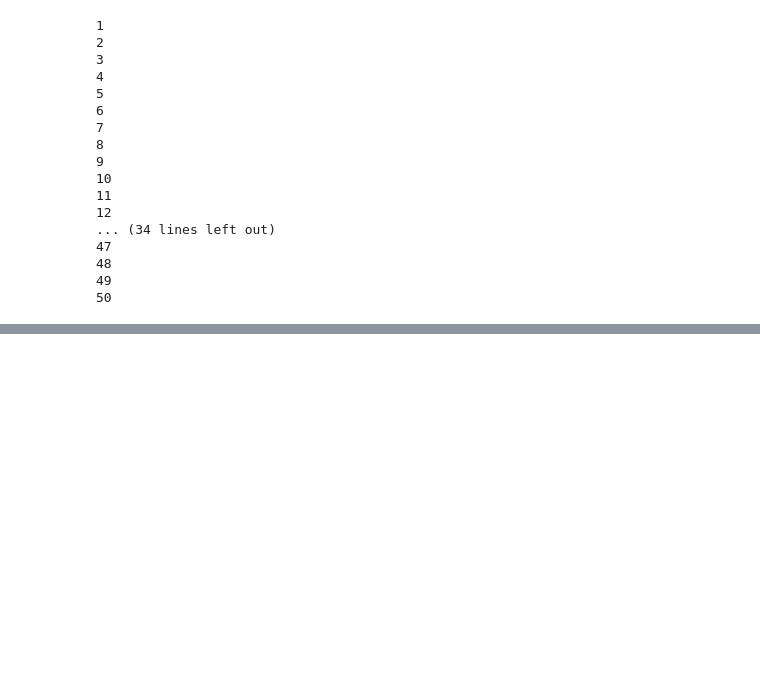
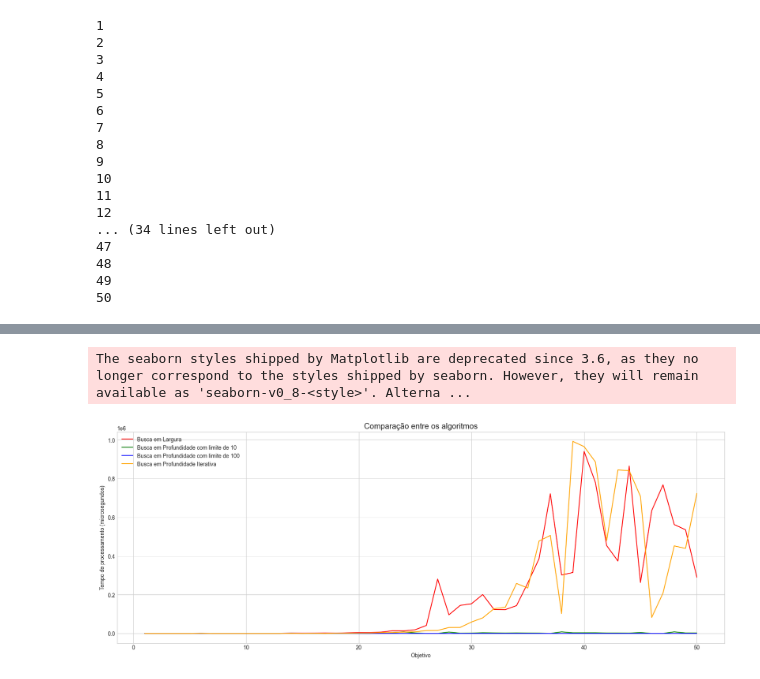
Before and after one commit to Insper/ai_gym, a Jupyter notebook: final.ipynb, the cells around one changed output, grey strips where cells are left out. Cells and saved outputs as stored; diff of their text form; code cells hidden in the pictures; blank space fills up the shorter version.

```diff
--- a/final.ipynb
+++ b/final.ipynb
@@ -273,0 +348,19 @@ df_largura
+# %%
+# plot combinado
+
+df_profundidade_iterativa = pd.read_csv('dados_profundidade_iterativa.csv')
+
+plt.figure(figsize=(20, 7))
+plt.style.use('seaborn-whitegrid')
+plt.plot(df_largura['Objetivo'], df_largura['Tempo de processamento'], label='Busca em Largura', color='red')
+plt.plot(df_profundidade_10['Objetivo'], df_profundidade_10['Tempo de processamento'], label='Busca em Profundidade com limite de 10', color='green')
+plt.plot(df_profundidade_100['Objetivo'], df_profundidade_100['Tempo de processamento'], label='Busca em Profundidade com limite de 100', color='blue')
+plt.plot(df_profundidade_iterativa['Objetivo'], df_profundidade_iterativa['Tempo de processamento'], label='Busca em Profundidade Iterativa', color='orange')
+plt.xlabel('Objetivo')
+plt.ylabel('Tempo de processamento (microsegundos)')
+plt.title('Comparação entre os algoritmos')
+plt.legend()
+plt.show()
+# %% [output]
+The seaborn styles shipped by Matplotlib are deprecated since 3.6, as they no longer correspond to the styles shipped by seaborn. However, they will remain available as 'seaborn-v0_8-<style>'. Alterna ...
+[figure, added]
```
Also changed, not shown: parts of 3 cells of this notebook, 1 other file.
